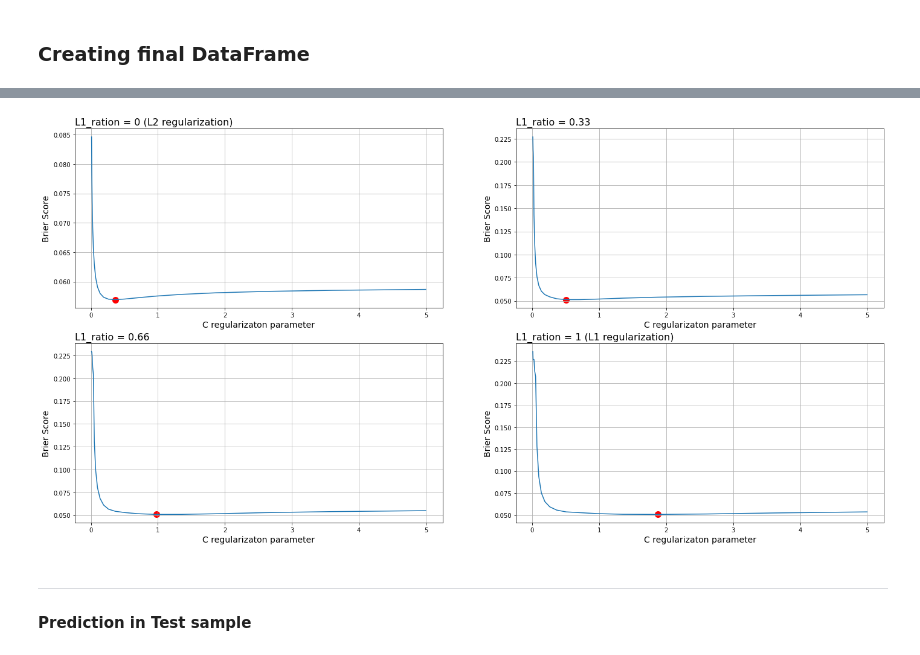
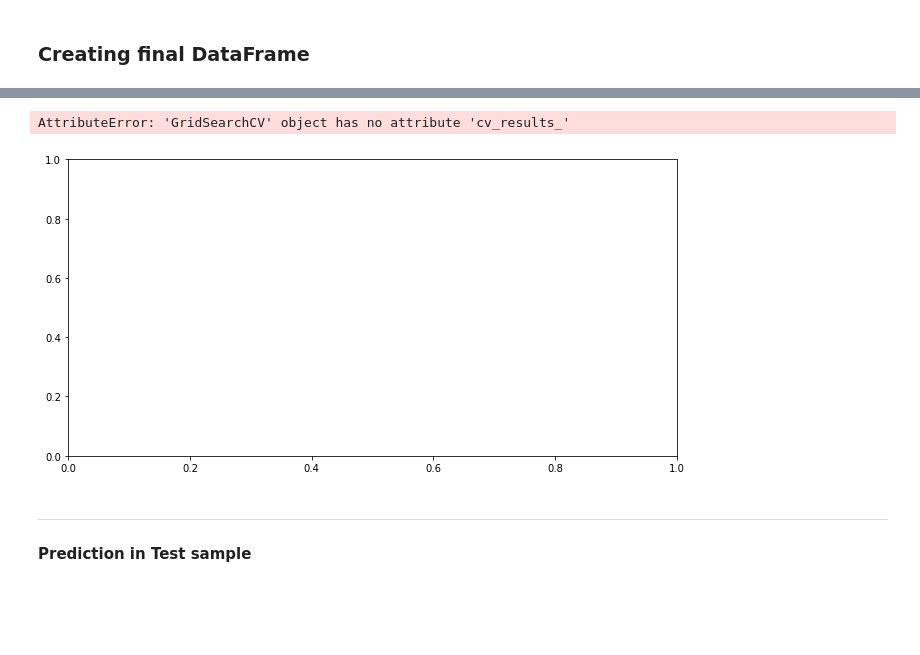
Before and after one commit to MKurseev/master_thesis, a Jupyter notebook: main_file.ipynb, the cells around one changed output, grey strips where cells are left out. Drawn from its saved outputs; the diff is of its cells as text; code cells hidden in the pictures; blank space fills up the shorter version.

```diff
--- a/main_file.ipynb
+++ b/main_file.ipynb
@@ -164,13 +241,13 @@ from sklearn.model_selection import GridSearchCV
 # %%
 k_fold = KFold(n_splits=4)
 parameters = {
-    'C'         : np.geomspace(0.01, 5, 20),
+    'C'         : np.geomspace(0.01, 3, 10),
     'penalty'   : ['elasticnet'],
     'solver'    : ['saga'],
 }
 # %%
 %%time
-lr = LogisticRegression(max_iter= 350, l1_ratio=0,  random_state=12, n_jobs=-1)
+lr = LogisticRegression(max_iter= 300, l1_ratio=0,  random_state=12, n_jobs=-1)
 clf_0 = GridSearchCV(lr, parameters, cv=k_fold, scoring='neg_brier_score')
 
 clf_0.fit(X_train, y_train)
@@ -182,8 +255,8 @@ LogisticRegression(C=0.3652259113562679, l1_ratio=0, max_iter=350, n_jobs=-1,
 # %%
 %%time
-lr = LogisticRegression(max_iter= 350, l1_ratio=0.33,  random_state=12, n_jobs=-1)
-clf_33 = GridSearchCV(lr, parameters, cv=k_fold, scoring='neg_brier_score')
+lr = LogisticRegression(max_iter= 200, l1_ratio=0.5,  random_state=12, n_jobs=-1)
+clf_50 = GridSearchCV(lr, parameters, cv=k_fold, scoring='neg_brier_score')
 
-clf_33.fit(X_train, y_train)
-clf_33.best_estimator_
+clf_50.fit(X_train, y_train)
+clf_50.best_estimator_
 # %% [output]
@@ -215,9 +271,9 @@ LogisticRegression(C=1.8742039366662617, l1_ratio=1, max_iter=350, n_jobs=-1,
 # %%
-clf_l1_diff = [clf_0, clf_33, clf_66, clf_1]
+#clf_l1_diff = [clf_0, clf_50, clf_1]
+clf_l1_diff = [0, clf_50, 0]
 plot_names = [
     'L1_ration = 0 (L2 regularization)',
-    'L1_ratio = 0.33',
-    'L1_ratio = 0.66',
+    'L1_ratio = 0.5',
     'L1_ration = 1 (L1 regularization)',
 ]
 # %%
@@ -239,10 +295,12 @@ def plot_res(
 # %%
 fig = plt.figure(figsize=(24, 12))
 
-for i in [0, 1, 2, 3]:
+#for i in [0, 1, 2, 3]:
+for i in [1]:
     plot_res(clf_l1_diff[i], plot_names[i], ax= plt.subplot(2, 2, i+1))
 # %% [output]
+AttributeError: 'GridSearchCV' object has no attribute 'cv_results_'
-[figure, old version]
+[figure, new version]
 # %% [markdown]
 ---
 #### Prediction in Test sample
```
Also changed, not shown: parts of 36 cells of this notebook, 2 other files.
